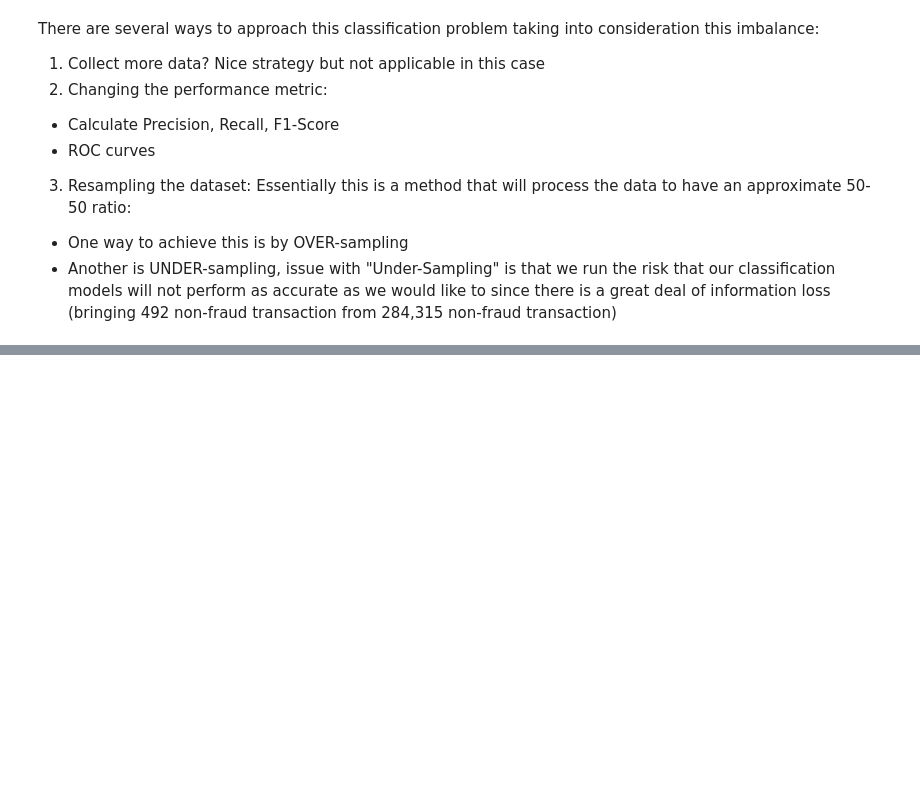
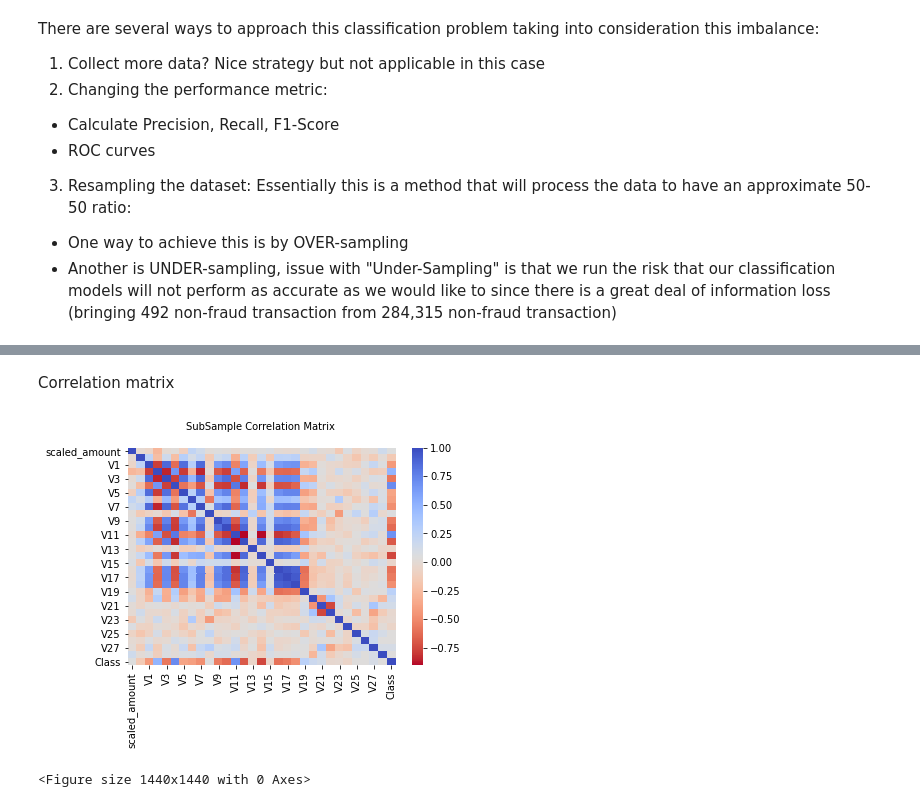
Before and after one commit to vvviet2908/DA-ML, a Jupyter notebook: Credit_Card_Fraud_Detection.ipynb, the cells around one changed output, grey strips where cells are left out. Cells and saved outputs as stored; diff of their text form; code cells hidden in the pictures; blank space fills up the shorter version.

```diff
--- a/Credit_Card_Fraud_Detection.ipynb
+++ b/Credit_Card_Fraud_Detection.ipynb
@@ -213,0 +250,10 @@ Essentially this is a method that will process the data to have an approximate 5
+# %% [markdown]
+Correlation matrix
+# %%
+sub_sample_corr = new_df.corr()
+sns.heatmap(sub_sample_corr, cmap='coolwarm_r', annot_kws={'size':20}).set_title('SubSample Correlation Matrix \n', fontsize=10)
+plt.figure(figsize=(20,20))
+plt.show()
+# %% [output]
+[figure, added]
+<Figure size 1440x1440 with 0 Axes>
```
Also changed, not shown: parts of 43 cells of this notebook.
